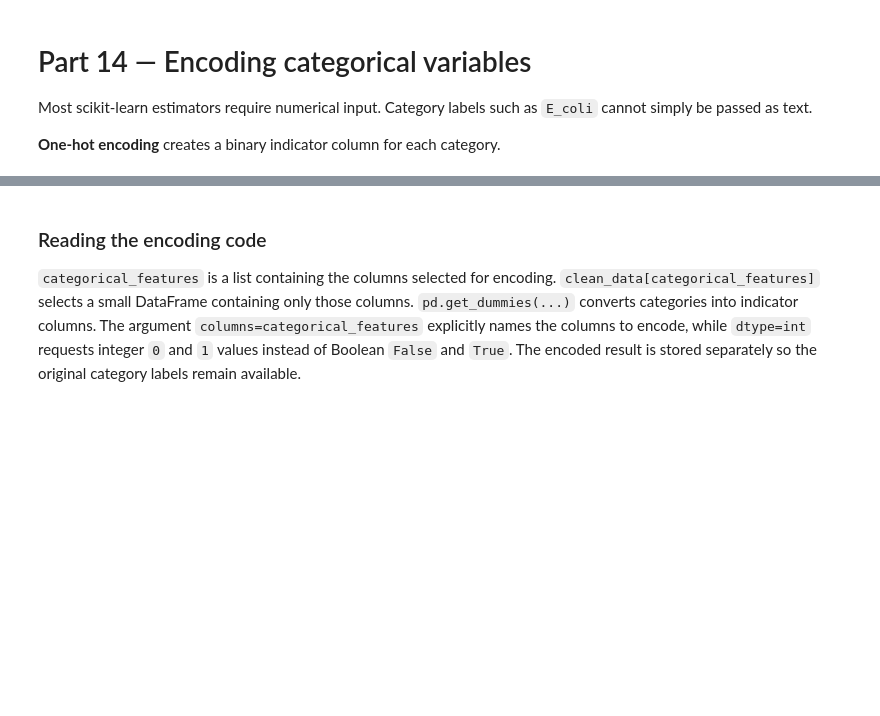
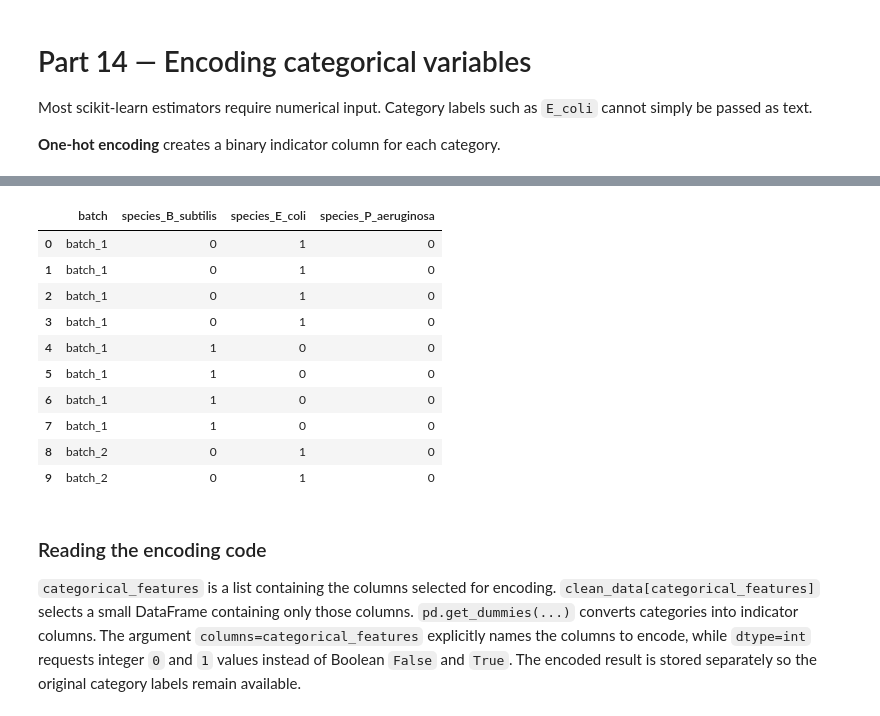
Before and after one commit to clabe-wekesa/BioinfoClassRoom, a Jupyter notebook: SBI812/Lecture_2.ipynb, the cells around one changed output, grey strips where cells are left out. Cells and saved outputs as stored; diff of their text form; code cells hidden in the pictures; blank space fills up the shorter version.

```diff
--- a/SBI812/Lecture_2.ipynb
+++ b/SBI812/Lecture_2.ipynb
@@ -919,3 +1115,6 @@ A table with zero counts in some combinations signals imbalance. Later splitting
 Most scikit-learn estimators require numerical input. Category labels such as `E_coli` cannot simply be passed as text.
 
 **One-hot encoding** creates a binary indicator column for each category.
+# %%
+df_cat = clean_data[["species", "batch"]]
+df_cat.head(10)
@@ -922,13 +1133,19 @@ Most scikit-learn estimators require numerical input. Category labels such as `E
 # %%
-categorical_features = ["species", "batch"]
+encoded_categories = pd.get_dummies(data = df_cat, dtype=int, columns = ['species'])
 
-encoded_categories = pd.get_dummies(
-    clean_data[categorical_features],
-    columns=categorical_features,
-    dtype=int
-)
-
-encoded_categories.head()
+encoded_categories.head(10)
+# %% [output]
+|  | batch | species_B_subtilis | species_E_coli | species_P_aeruginosa |
+| 0 | batch_1 | 0 | 1 | 0 |
+| 1 | batch_1 | 0 | 1 | 0 |
+| 2 | batch_1 | 0 | 1 | 0 |
+| 3 | batch_1 | 0 | 1 | 0 |
+| 4 | batch_1 | 1 | 0 | 0 |
+| 5 | batch_1 | 1 | 0 | 0 |
+| 6 | batch_1 | 1 | 0 | 0 |
+| 7 | batch_1 | 1 | 0 | 0 |
+| 8 | batch_2 | 0 | 1 | 0 |
+| 9 | batch_2 | 0 | 1 | 0 |
 # %% [markdown]
 ### Reading the encoding code
 
```
Also changed, not shown: parts of 36 cells of this notebook, 10 other files.
